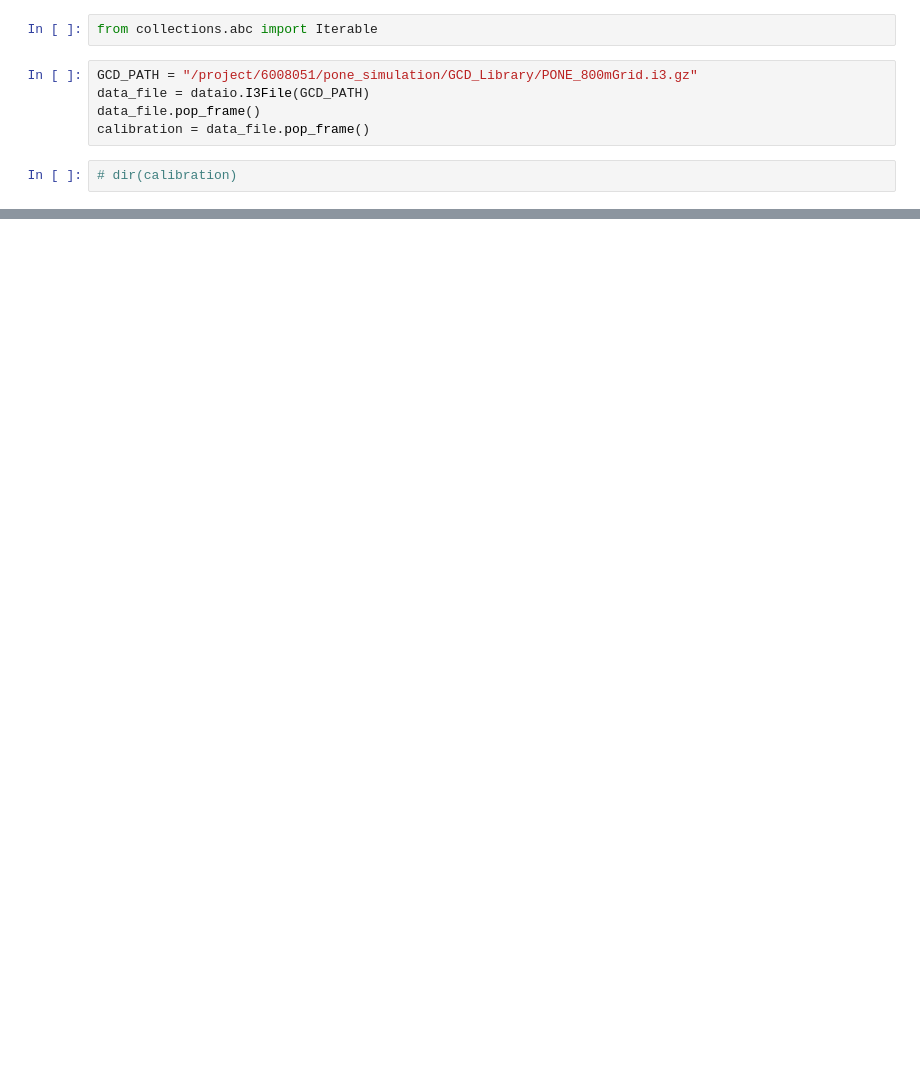
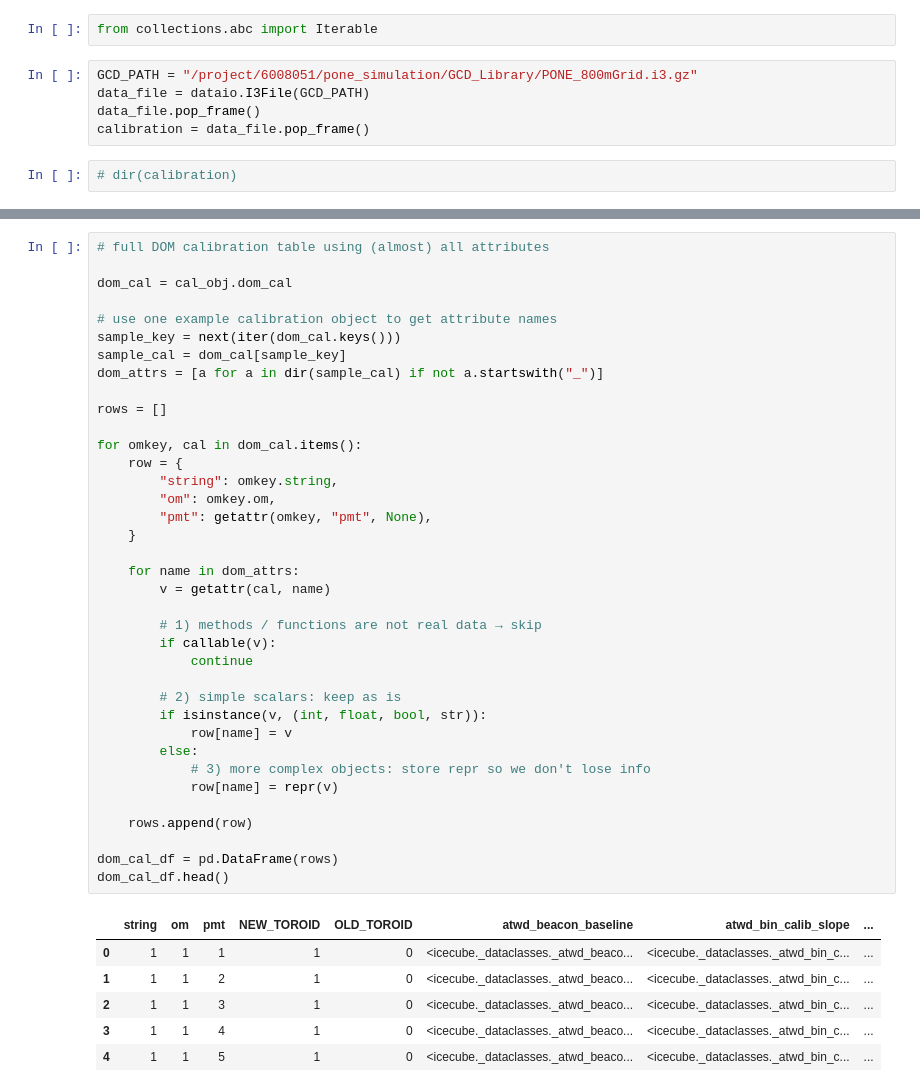
Before and after one commit to kubrabas/Graphnet-Applications, a Jupyter notebook: Playground/GCD/Calibration.ipynb, the cells around one changed output, grey strips where cells are left out. Cells and saved outputs as stored; diff of their text form; blank space fills up the shorter version.

```diff
--- a/Playground/GCD/Calibration.ipynb
+++ b/Playground/GCD/Calibration.ipynb
@@ -202,0 +428,44 @@ vem_cal'a da bak
+# %%
+# full DOM calibration table using (almost) all attributes
+
+dom_cal = cal_obj.dom_cal
+
+# use one example calibration object to get attribute names
+sample_key = next(iter(dom_cal.keys()))
+sample_cal = dom_cal[sample_key]
+dom_attrs = [a for a in dir(sample_cal) if not a.startswith("_")]
+
+rows = []
+
+for omkey, cal in dom_cal.items():
+    row = {
+        "string": omkey.string,
+        "om": omkey.om,
+        "pmt": getattr(omkey, "pmt", None),
+    }
+
+    for name in dom_attrs:
+        v = getattr(cal, name)
+
+        # 1) methods / functions are not real data → skip
+        if callable(v):
+            continue
+
+        # 2) simple scalars: keep as is
+        if isinstance(v, (int, float, bool, str)):
+            row[name] = v
+        else:
+            # 3) more complex objects: store repr so we don't lose info
+            row[name] = repr(v)
+
+    rows.append(row)
+
+dom_cal_df = pd.DataFrame(rows)
+dom_cal_df.head()
+# %% [output]
+|  | string | om | pmt | NEW_TOROID | OLD_TOROID | atwd_beacon_baseline | atwd_bin_calib_slope | ... |
+| 0 | 1 | 1 | 1 | 1 | 0 | <icecube._dataclasses._atwd_beaco... | <icecube._dataclasses._atwd_bin_c... | ... |
+| 1 | 1 | 1 | 2 | 1 | 0 | <icecube._dataclasses._atwd_beaco... | <icecube._dataclasses._atwd_bin_c... | ... |
+| 2 | 1 | 1 | 3 | 1 | 0 | <icecube._dataclasses._atwd_beaco... | <icecube._dataclasses._atwd_bin_c... | ... |
+| 3 | 1 | 1 | 4 | 1 | 0 | <icecube._dataclasses._atwd_beaco... | <icecube._dataclasses._atwd_bin_c... | ... |
+| 4 | 1 | 1 | 5 | 1 | 0 | <icecube._dataclasses._atwd_beaco... | <icecube._dataclasses._atwd_bin_c... | ... |
```
Also changed, not shown: parts of 69 cells of this notebook, 3 other files.
